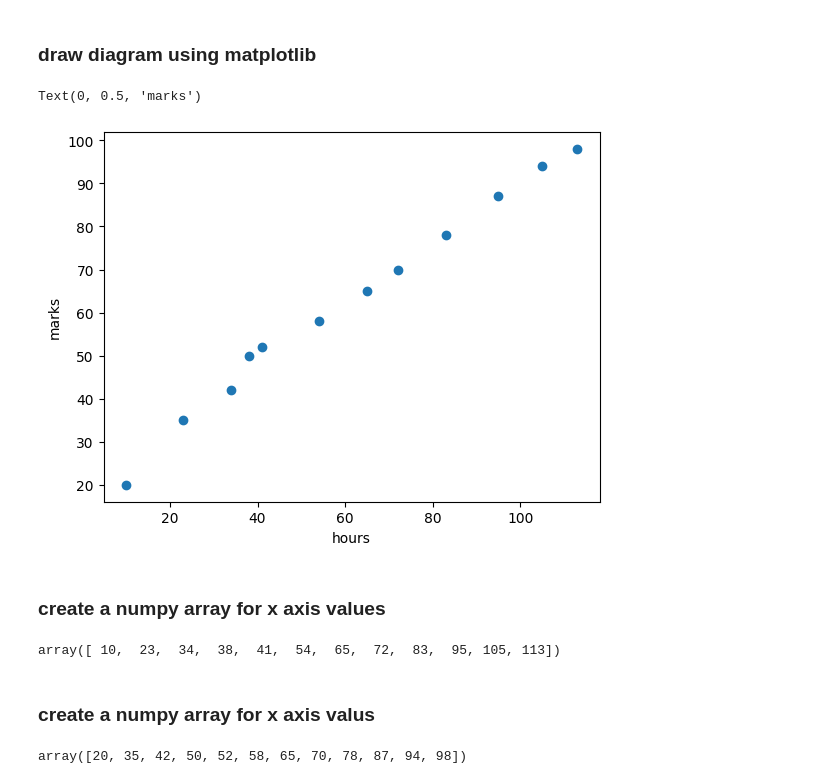
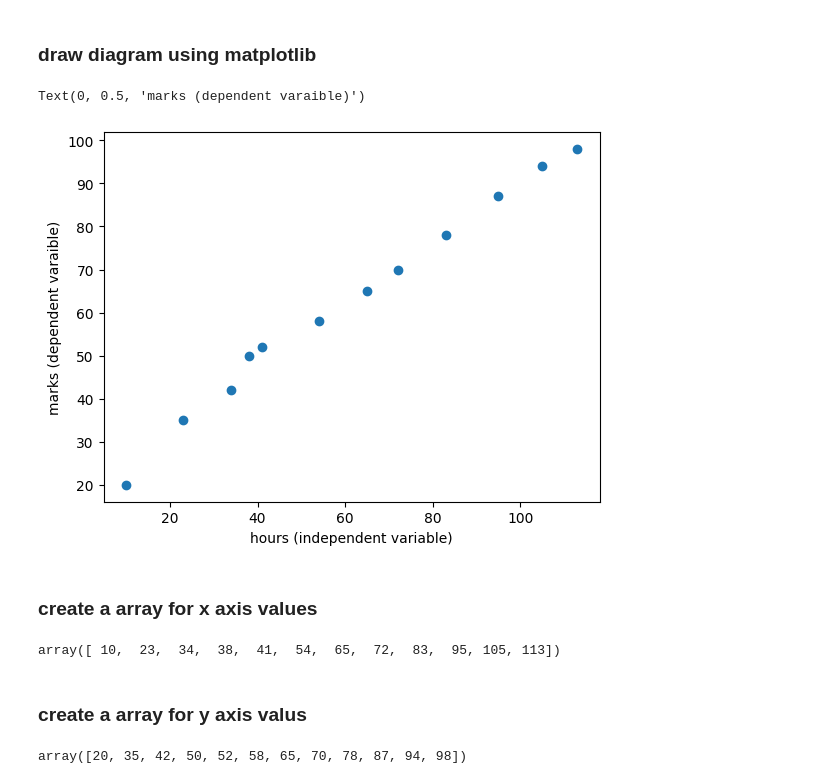
Before and after one commit to himathace/ML-Algo, a Jupyter notebook: Linear_Regression/single_variable.ipynb, the cells around one changed output. Cells and saved outputs as stored; diff of their text form; code cells hidden in the pictures.

```diff
--- a/REG.ipynb
+++ b/Linear_Regression/single_variable.ipynb
@@ -28,20 +28,20 @@ data
 ### draw diagram using matplotlib
 # %%
 plt.scatter(data.hours_studied,data.exam_score)
-plt.xlabel("hours")
-plt.ylabel("marks")
+plt.xlabel("hours (independent variable)")
+plt.ylabel("marks (dependent varaible)")
 # %% [output]
-Text(0, 0.5, 'marks')
+Text(0, 0.5, 'marks (dependent varaible)')
-[figure, old version]
+[figure, new version]
 # %% [markdown]
-### create a numpy array for x axis values
+### create a array for x axis values
 # %%
 x=np.array(data.hours_studied.values)
 x
 # %% [output]
 array([ 10,  23,  34,  38,  41,  54,  65,  72,  83,  95, 105, 113])
 # %% [markdown]
-### create a numpy array for x axis valus
+### create a array for y axis valus
 # %%
 y=np.array(data.exam_score.values)
 y
```
Also changed, not shown: parts of 7 cells of this notebook, 3 other files.
